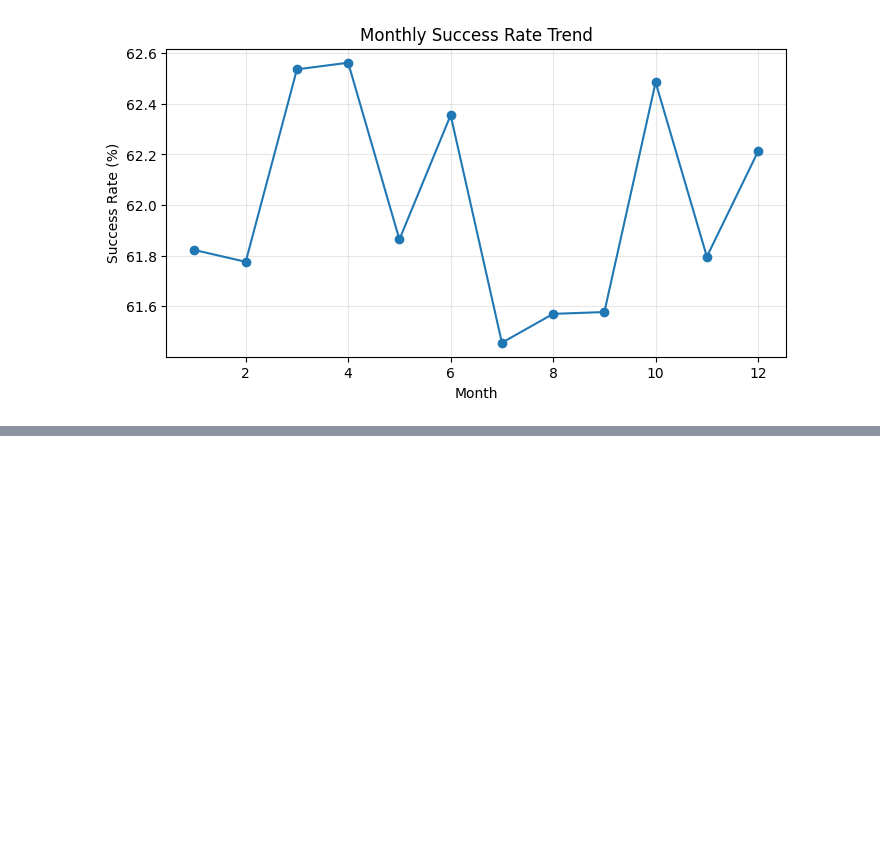
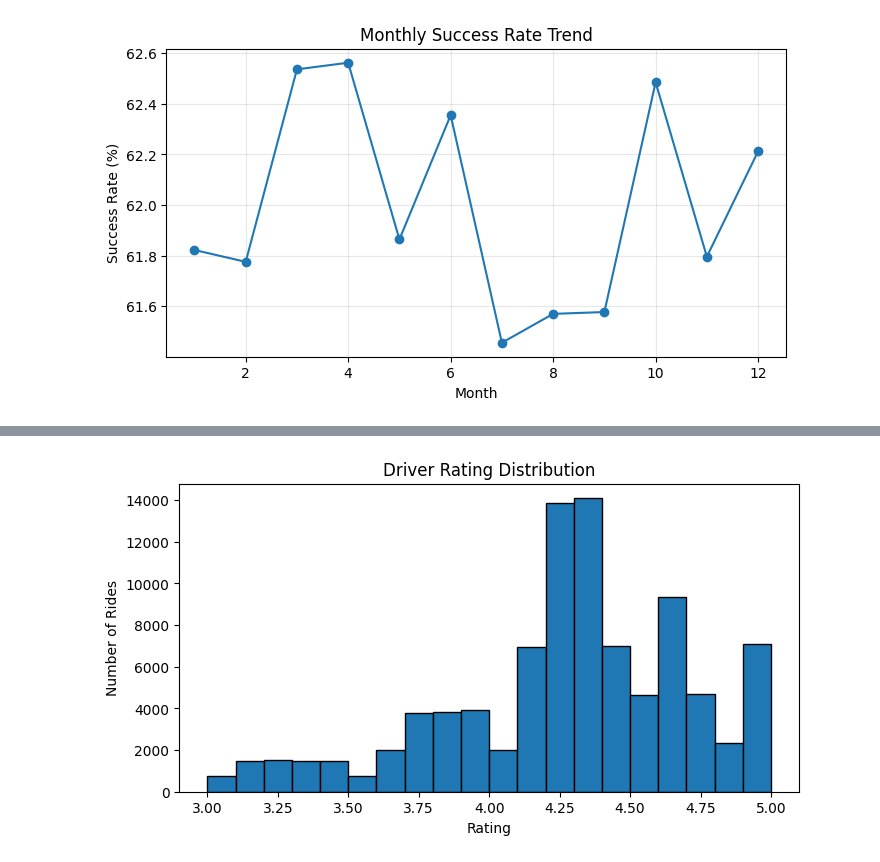
Before and after one commit to debjit11/Namma-Yatri-and-Uber-Analysis, a Jupyter notebook: uber_main.ipynb, the cells around one changed output, grey strips where cells are left out. Saved outputs shown, nothing was run; the diff lists cells and outputs as text; code cells hidden in the pictures; blank space fills up the shorter version.

```diff
--- a/uber_main.ipynb
+++ b/uber_main.ipynb
@@ -425,0 +439,13 @@ plt.show()
+# %%
+driver_ratings = df[df['Driver_Ratings'].notna()]['Driver_Ratings']
+
+plt.figure(figsize=(8,4))
+plt.hist(driver_ratings, bins=20, edgecolor='black')
+
+plt.title("Driver Rating Distribution")
+plt.xlabel("Rating")
+plt.ylabel("Number of Rides")
+
+plt.show()
+# %% [output]
+[figure, added]
```
Also changed, not shown: parts of 2 cells of this notebook.
